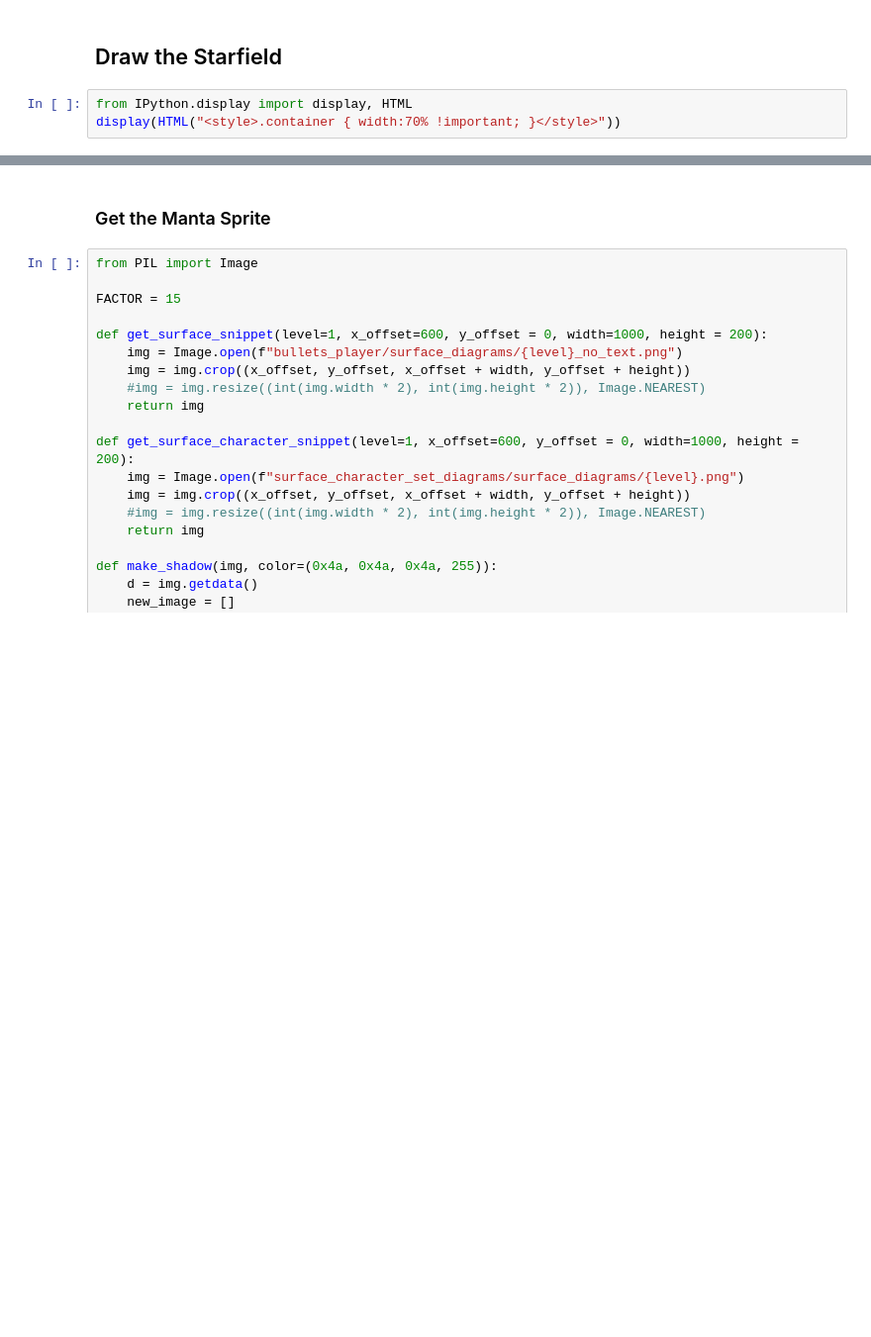
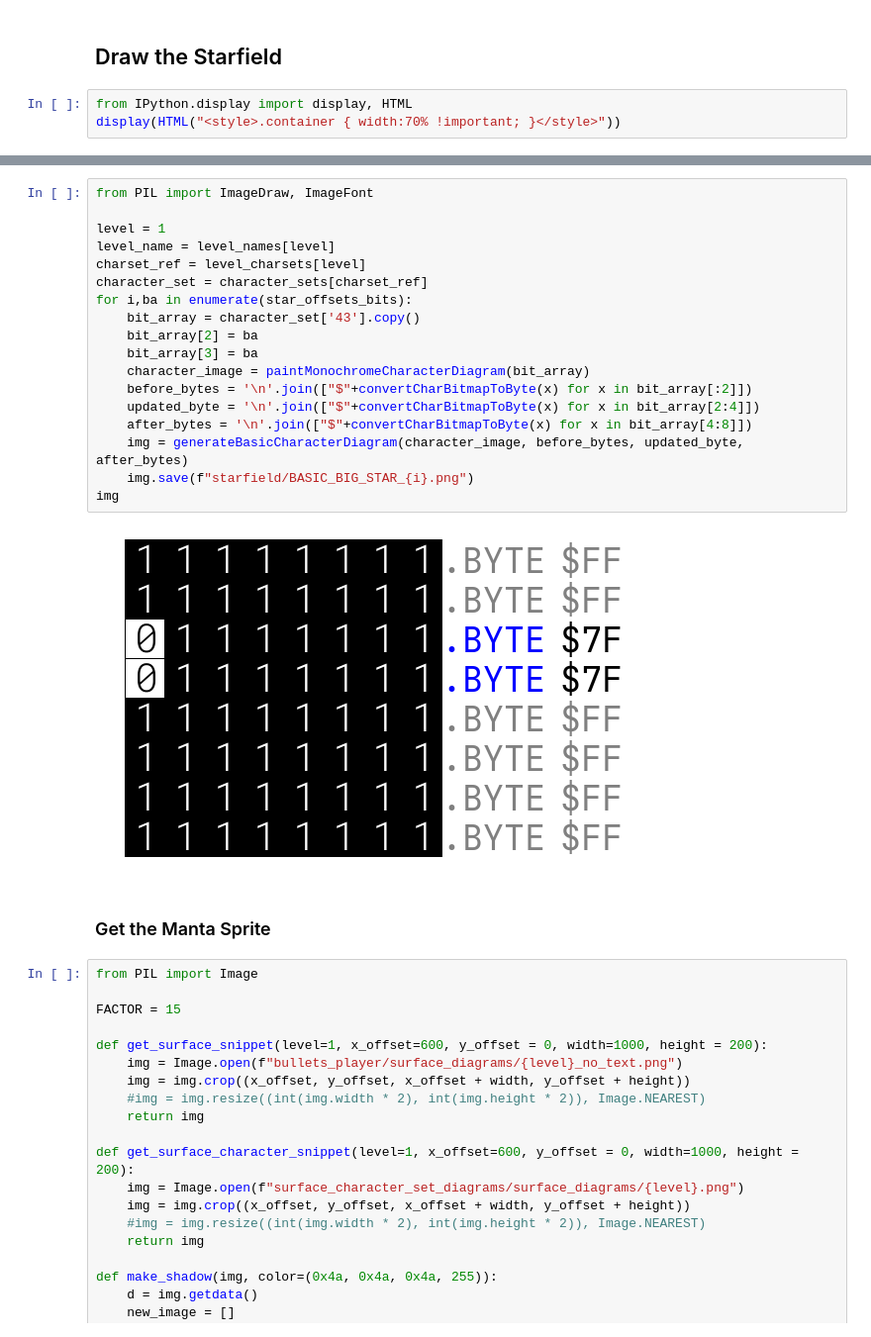
Before and after one commit to mwenge/UridiumFraktion, a Jupyter notebook: notebooks/Starfield - Parallax.ipynb, the cells around one changed output, grey strips where cells are left out. Shown at 99% size. Saved outputs shown, nothing was run; the diff lists cells and outputs as text; blank space fills up the shorter version.

```diff
--- a/notebooks/Starfield - Parallax.ipynb
+++ b/notebooks/Starfield - Parallax.ipynb
@@ -6,3 +489,23 @@ display(HTML("<style>.container { width:70% !important; }</style>"))
+# %%
+from PIL import ImageDraw, ImageFont
+
+level = 1
+level_name = level_names[level]
+charset_ref = level_charsets[level]
+character_set = character_sets[charset_ref]
+for i,ba in enumerate(star_offsets_bits):
+    bit_array = character_set['43'].copy()
+    bit_array[2] = ba
+    bit_array[3] = ba
+    character_image = paintMonochromeCharacterDiagram(bit_array)
+    before_bytes = '\n'.join(["$"+convertCharBitmapToByte(x) for x in bit_array[:2]])
+    updated_byte = '\n'.join(["$"+convertCharBitmapToByte(x) for x in bit_array[2:4]])
+    after_bytes = '\n'.join(["$"+convertCharBitmapToByte(x) for x in bit_array[4:8]])
+    img = generateBasicCharacterDiagram(character_image, before_bytes, updated_byte, after_bytes)
+    img.save(f"starfield/BASIC_BIG_STAR_{i}.png")
+img
+# %% [output]
+[figure, added]
 # %% [markdown]
 ### Get the Manta Sprite
 # %%
```
Also changed, not shown: parts of 16 cells of this notebook, 37 other files.
